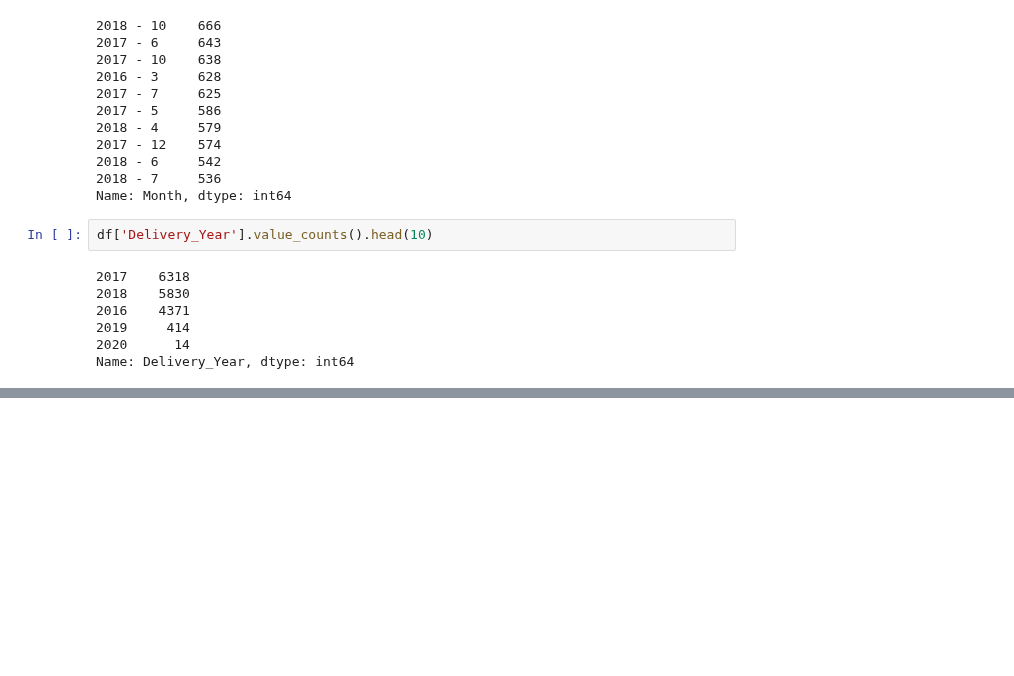
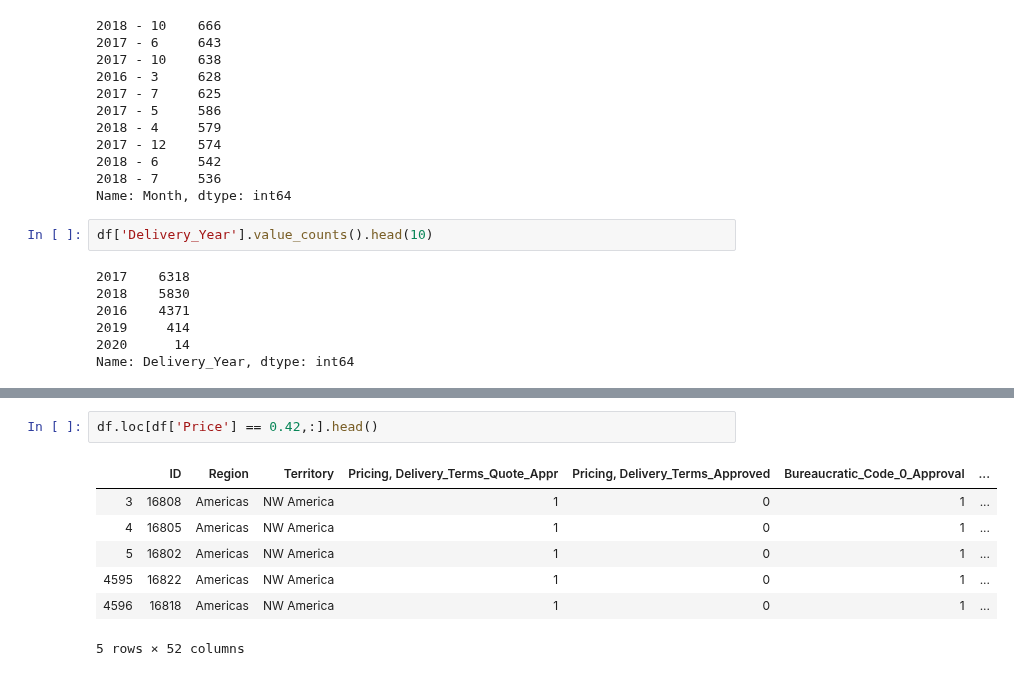
Before and after one commit to FernandoSinisi/Orga-Datos-2C-2020, a Jupyter notebook: TP1/Info General.ipynb, the cells around one changed output, grey strips where cells are left out. Cells and saved outputs as stored; diff of their text form; blank space fills up the shorter version.

```diff
--- a/TP1/Info General.ipynb
+++ b/TP1/Info General.ipynb
@@ -173,0 +190,10 @@ Name: Delivery_Year, dtype: int64
+# %%
+df.loc[df['Price'] == 0.42,:].head()
+# %% [output]
+|  | ID | Region | Territory | Pricing, Delivery_Terms_Quote_Appr | Pricing, Delivery_Terms_Approved | Bureaucratic_Code_0_Approval | ... |
+| 3 | 16808 | Americas | NW America | 1 | 0 | 1 | ... |
+| 4 | 16805 | Americas | NW America | 1 | 0 | 1 | ... |
+| 5 | 16802 | Americas | NW America | 1 | 0 | 1 | ... |
+| 4595 | 16822 | Americas | NW America | 1 | 0 | 1 | ... |
+| 4596 | 16818 | Americas | NW America | 1 | 0 | 1 | ... |
+5 rows × 52 columns
```
Also changed, not shown: parts of 2 cells of this notebook, 3 other files.
